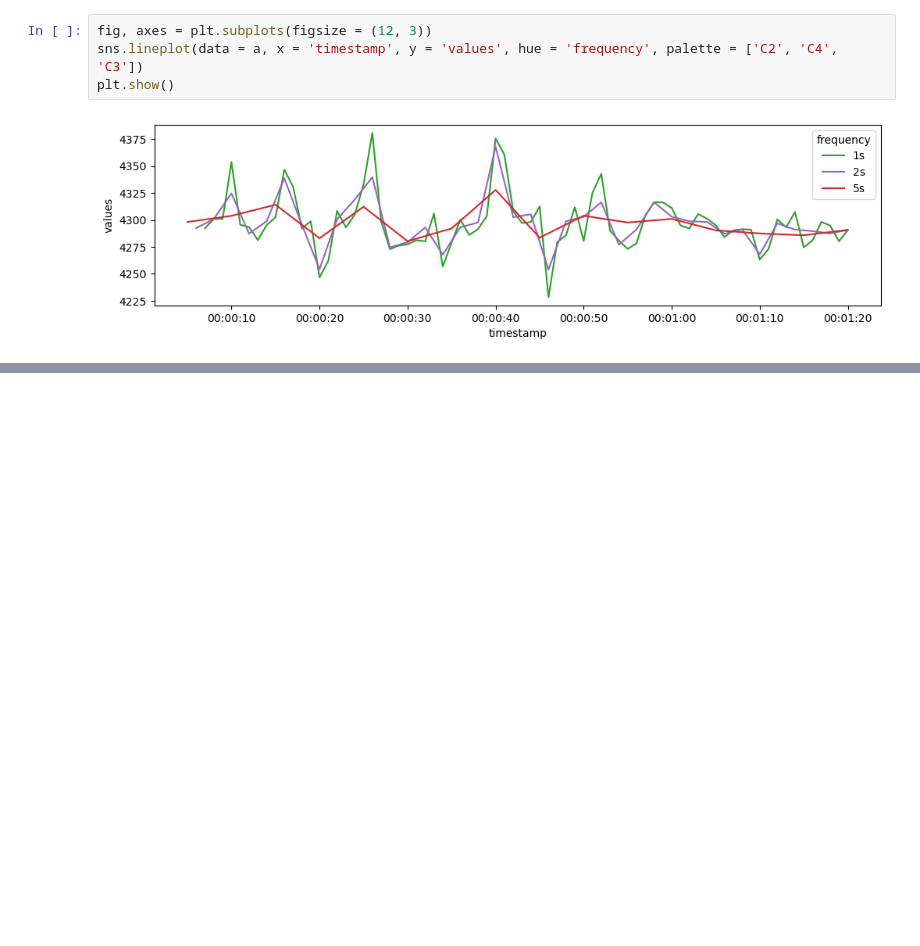
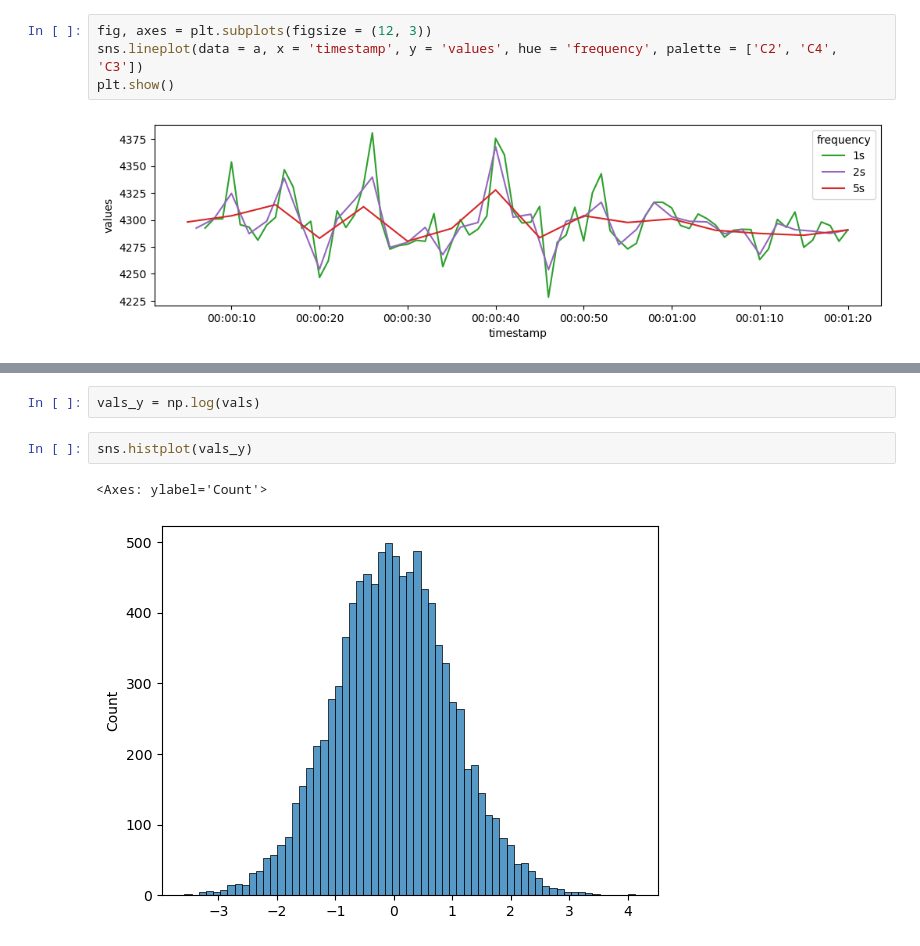
Before and after one commit to notfakearcher/yanjun, a Jupyter notebook: time-series/01_practice/practice1.ipynb, the cells around one changed output, grey strips where cells are left out. Saved outputs shown, nothing was run; the diff lists cells and outputs as text; blank space fills up the shorter version.

```diff
--- a/time-series/01_practice/practice1.ipynb
+++ b/time-series/01_practice/practice1.ipynb
@@ -354,0 +388,7 @@ plt.show()
+# %%
+vals_y = np.log(vals)
+# %%
+sns.histplot(vals_y)
+# %% [output]
+<Axes: ylabel='Count'>
+[figure, added]
```
Also changed, not shown: parts of 9 cells of this notebook.
